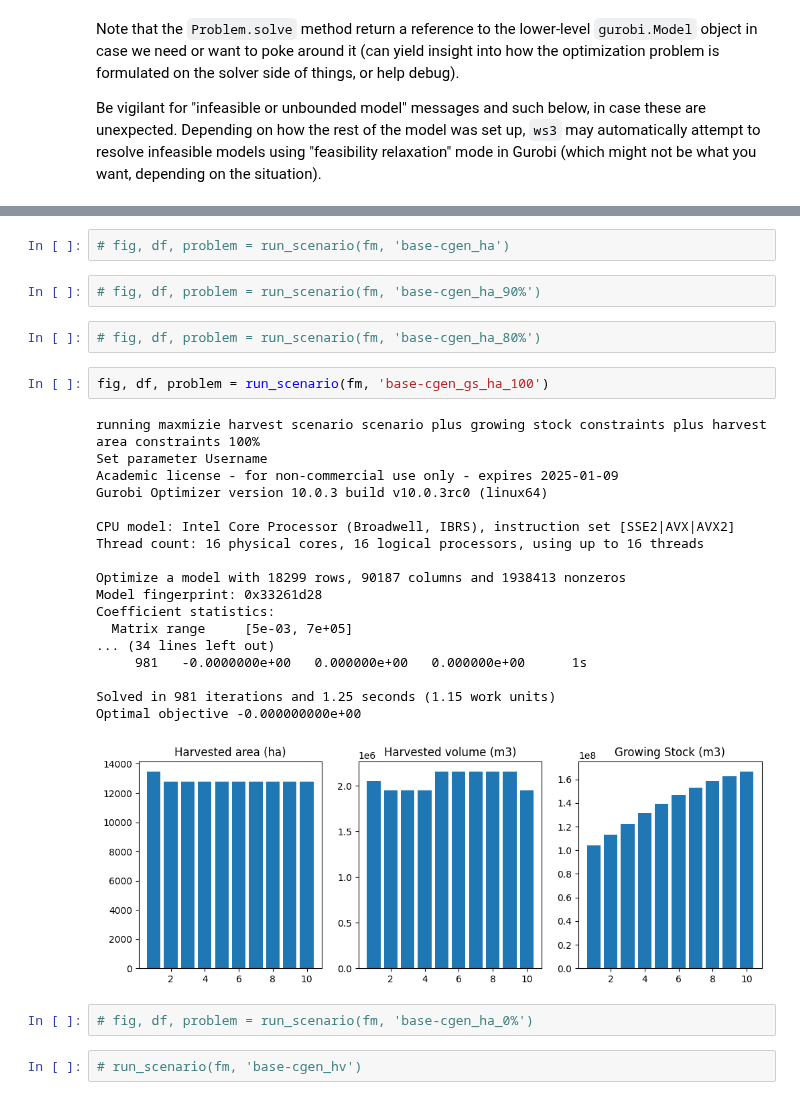
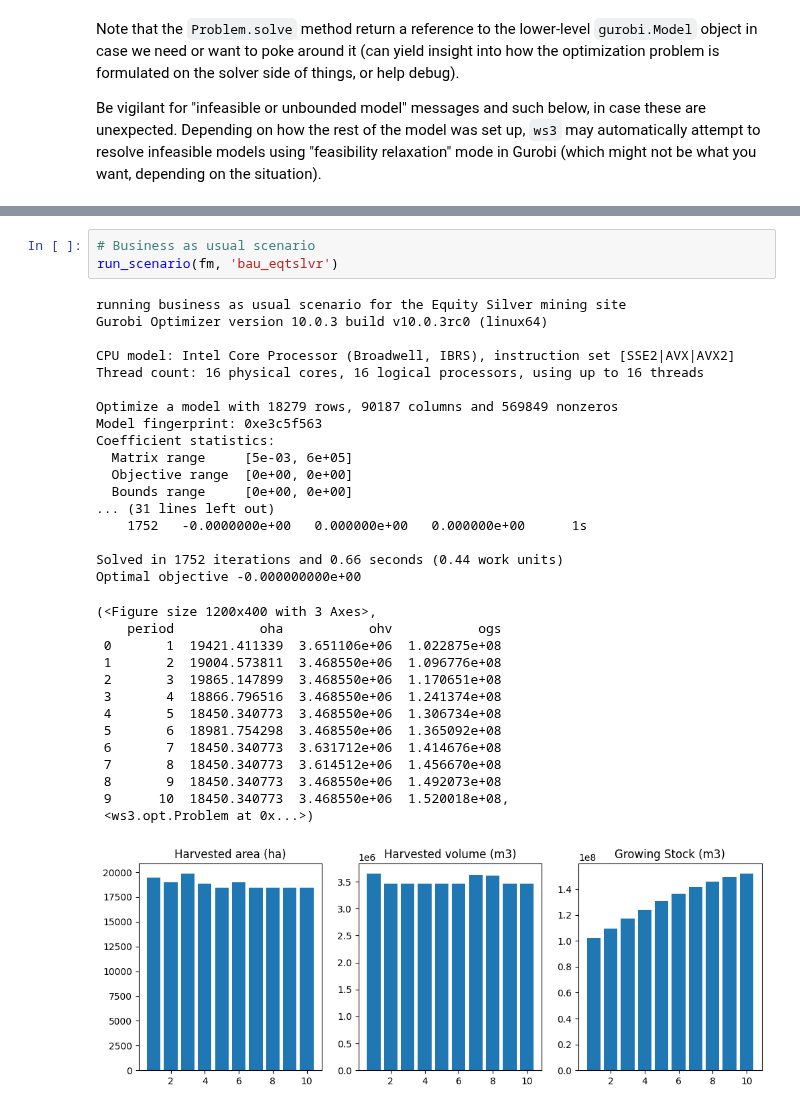
Before and after one commit to UBC-FRESH/nbds_mining, a Jupyter notebook: 01_ws3_demo_opt__equitysilver.ipynb, the cells around one changed output, grey strips where cells are left out. Drawn from its saved outputs; the diff is of its cells as text.

```diff
--- a/01_ws3_demo_opt__equitysilver.ipynb
+++ b/01_ws3_demo_opt__equitysilver.ipynb
@@ -125,31 +158,35 @@ Be vigilant for "infeasible or unbounded model" messages and such below, in case
 # %%
-# fig, df, problem = run_scenario(fm, 'base-cgen_ha')
+# Business as usual scenario
+run_scenario(fm, 'bau_eqtslvr')
+# %% [output]
+running business as usual scenario for the Equity Silver mining site
+Gurobi Optimizer version 10.0.3 build v10.0.3rc0 (linux64)
+
+CPU model: Intel Core Processor (Broadwell, IBRS), instruction set [SSE2|AVX|AVX2]
+Thread count: 16 physical cores, 16 logical processors, using up to 16 threads
+
+Optimize a model with 18279 rows, 90187 columns and 569849 nonzeros
+Model fingerprint: 0xe3c5f563
+Coefficient statistics:
+  Matrix range     [5e-03, 6e+05]
+  Objective range  [0e+00, 0e+00]
+  Bounds range     [0e+00, 0e+00]
+... (31 lines left out)
+    1752   -0.0000000e+00   0.000000e+00   0.000000e+00      1s
+
+Solved in 1752 iterations and 0.66 seconds (0.44 work units)
+Optimal objective -0.000000000e+00
+(<Figure size 1200x400 with 3 Axes>,
+    period           oha           ohv           ogs
+ 0       1  19421.411339  3.651106e+06  1.022875e+08
+ 1       2  19004.573811  3.468550e+06  1.096776e+08
+ 2       3  19865.147899  3.468550e+06  1.170651e+08
+ 3       4  18866.796516  3.468550e+06  1.241374e+08
+ 4       5  18450.340773  3.468550e+06  1.306734e+08
+ 5       6  18981.754298  3.468550e+06  1.365092e+08
+ 6       7  18450.340773  3.631712e+06  1.414676e+08
+ 7       8  18450.340773  3.614512e+06  1.456670e+08
+ 8       9  18450.340773  3.468550e+06  1.492073e+08
+ 9      10  18450.340773  3.468550e+06  1.520018e+08,
+ <ws3.opt.Problem at 0x...>)
+[figure, added]
-# %%
-# fig, df, problem = run_scenario(fm, 'base-cgen_ha_90%')
-# %%
-# fig, df, problem = run_scenario(fm, 'base-cgen_ha_80%')
-# %%
-fig, df, problem = run_scenario(fm, 'base-cgen_gs_ha_100')
-# %% [output]
-running maxmizie harvest scenario scenario plus growing stock constraints plus harvest area constraints 100%
-Set parameter Username
-Academic license - for non-commercial use only - expires 2025-01-09
-Gurobi Optimizer version 10.0.3 build v10.0.3rc0 (linux64)
-
-CPU model: Intel Core Processor (Broadwell, IBRS), instruction set [SSE2|AVX|AVX2]
-Thread count: 16 physical cores, 16 logical processors, using up to 16 threads
-
-Optimize a model with 18299 rows, 90187 columns and 1938413 nonzeros
-Model fingerprint: 0x33261d28
-Coefficient statistics:
-  Matrix range     [5e-03, 7e+05]
-... (34 lines left out)
-     981   -0.0000000e+00   0.000000e+00   0.000000e+00      1s
-
-Solved in 981 iterations and 1.25 seconds (1.15 work units)
-Optimal objective -0.000000000e+00
-[figure, removed]
-# %%
-# fig, df, problem = run_scenario(fm, 'base-cgen_ha_0%')
-# %%
-# run_scenario(fm, 'base-cgen_hv')
```
Also changed, not shown: parts of 2 cells of this notebook, 15 other files.
